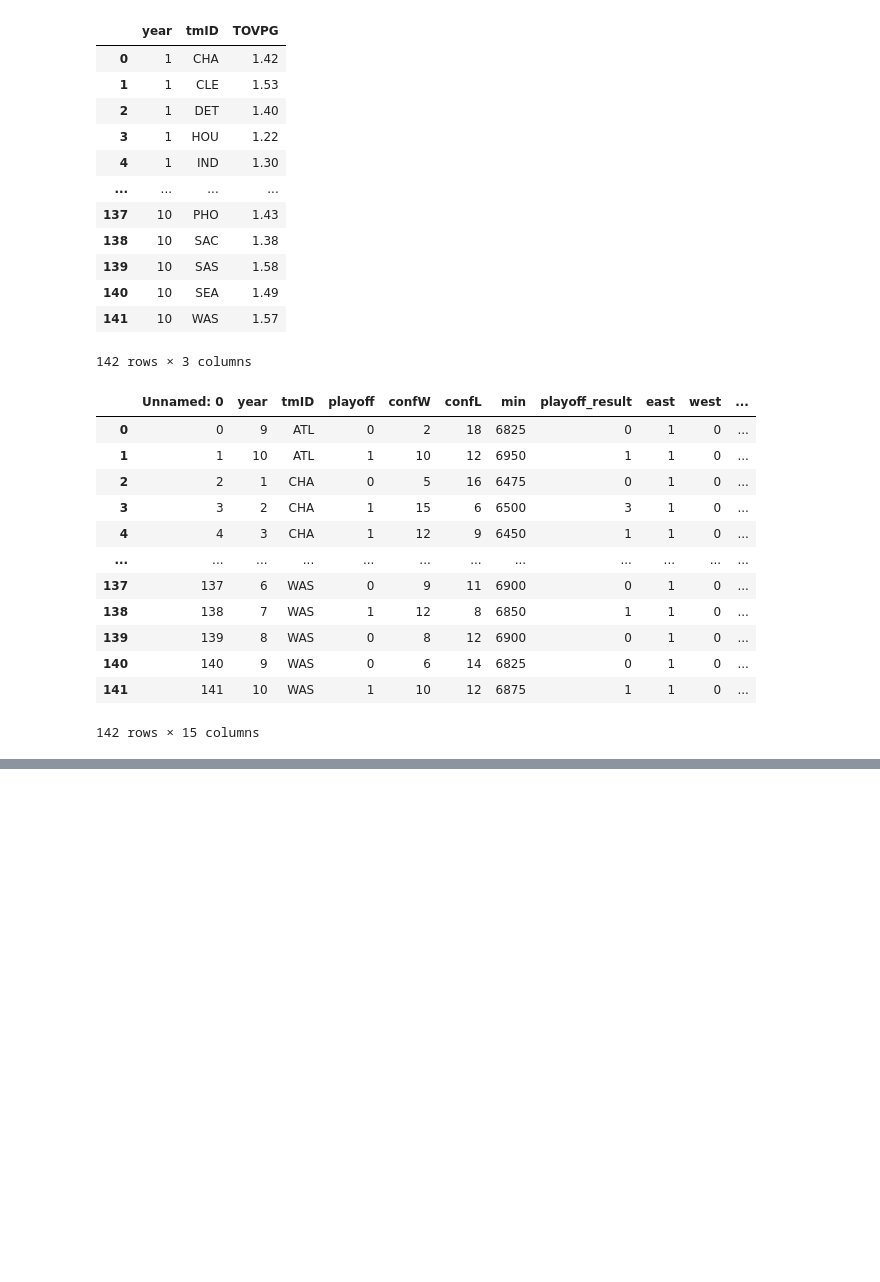
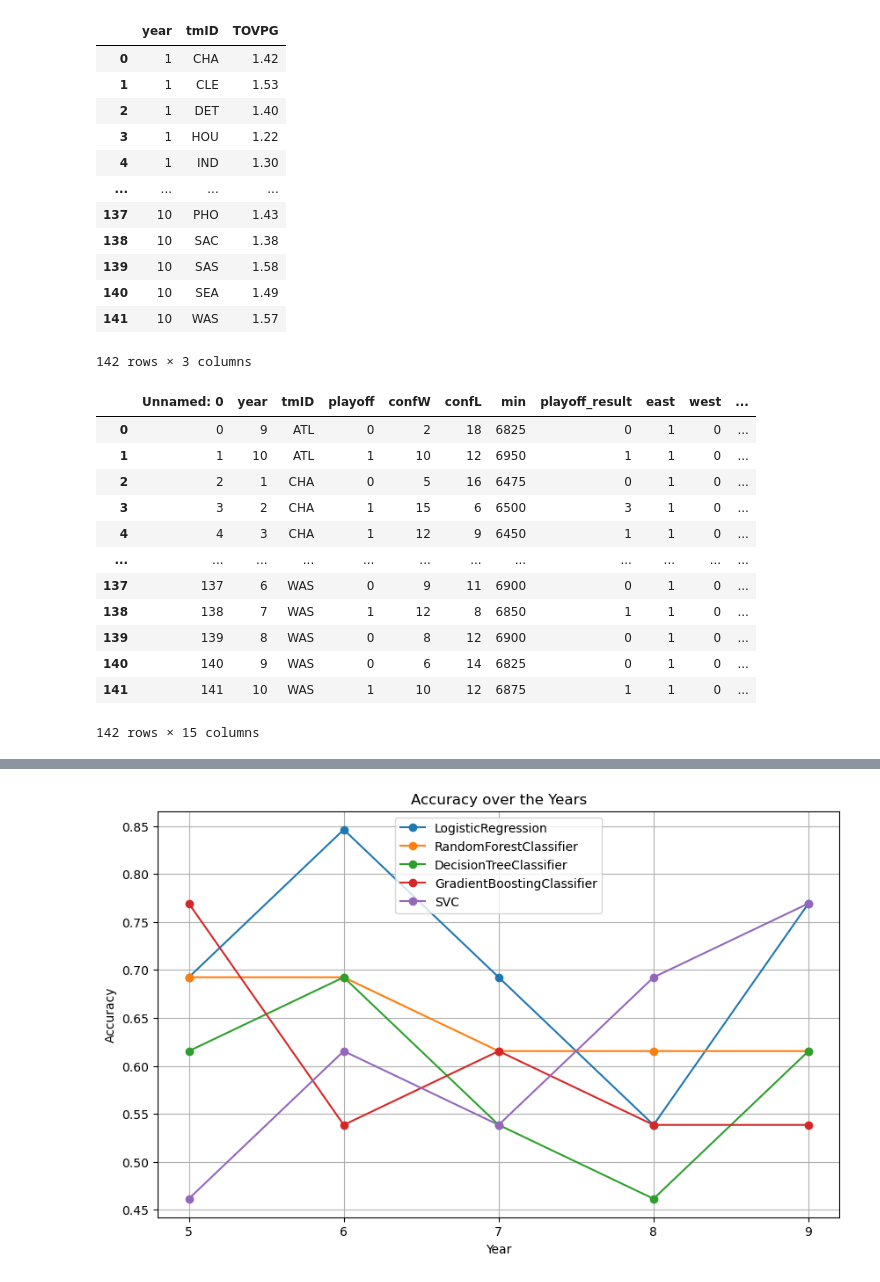
Before and after one commit to malu1608/AC, a Jupyter notebook: main.ipynb, the cells around one changed output, grey strips where cells are left out. Cells and saved outputs as stored; diff of their text form; code cells hidden in the pictures; blank space fills up the shorter version.

```diff
--- a/main.ipynb
+++ b/main.ipynb
@@ -556,0 +289,4 @@ weighted avg       0.60      0.62      0.61        39
+# %%
+for col in columns:
+    skewness = teams[col].skew()
+    print(f"Assimetria de {col}: {skewness}")
@@ -556,0 +302,10 @@ weighted avg       0.60      0.62      0.61        39
+# %%
+#teams.dropna(inplace=True)
+
+for col in ['net_rtg_previous', 'win_ratio_previous', 'PPG_previous', 'SPG_previous', 'TOVPG_previous']:
+    if(col == 'net_rtg_previous' and 'win_ratio_previous'):
+        teams[col].fillna(teams[col].mean(), inplace=True)
+    else:
+        teams[col].fillna(teams[col].median(), inplace=True)
+
+teams = teams.dropna(subset=['playoff_result_previous'])
@@ -556,0 +386,52 @@ weighted avg       0.60      0.62      0.61        39
+# %%
+import matplotlib.pyplot as plt
+
+models = [
+    LogisticRegression(random_state=42),
+    RandomForestClassifier(n_estimators=200, random_state=42),
+    DecisionTreeClassifier(random_state=42),
+    GradientBoostingClassifier(n_estimators=100, random_state=42),SVC(random_state=42)
+
+]
+
+accuracies = {model.__class__.__name__: [] for model in models}
+roc_auc_scores = {model.__class__.__name__: [] for model in models}
+
+for split,test_year in zip(splits, test_years):
+    X_train, X_test, y_train, y_test = split
+
+    for model in models:
+        model_name = model.__class__.__name__
+
+        model.fit(X_train, y_train)
+        accuracy = model.score(X_test, y_test)
+        #predictions = model.predict(X_test)
+
+        #print(f"Model: {model_name}, Accuracy: {accuracy}")
+        accuracies[model_name].append(accuracy)
+
+        # Calculate probability estimates for ROC AUC score
+        if hasattr(model, "predict_proba"):
+            y_scores = model.predict_proba(X_test)[:, 1]
+        else:  # Use decision function for models that don't have predict_proba
+            y_scores = model.decision_function(X_test)
+
+        # ROC AUC score
+        roc_auc = roc_auc_score(y_test, y_scores)
+        roc_auc_scores[model_name].append(roc_auc)
+
+
+plt.figure(figsize=(10, 6))  # Defina o tamanho do gráfico
+
+for model_name, accuracy_list in accuracies.items():
+    plt.plot(test_years, accuracy_list, marker='o', label=model_name)
+
+plt.title('Accuracy over the Years')
+plt.xlabel('Year')
+plt.ylabel('Accuracy')
+plt.xticks(test_years)
+plt.legend()
+plt.grid(True)
+plt.show()
+# %% [output]
+[figure, added]
```
Also changed, not shown: parts of 36 cells of this notebook, 4 other files.
